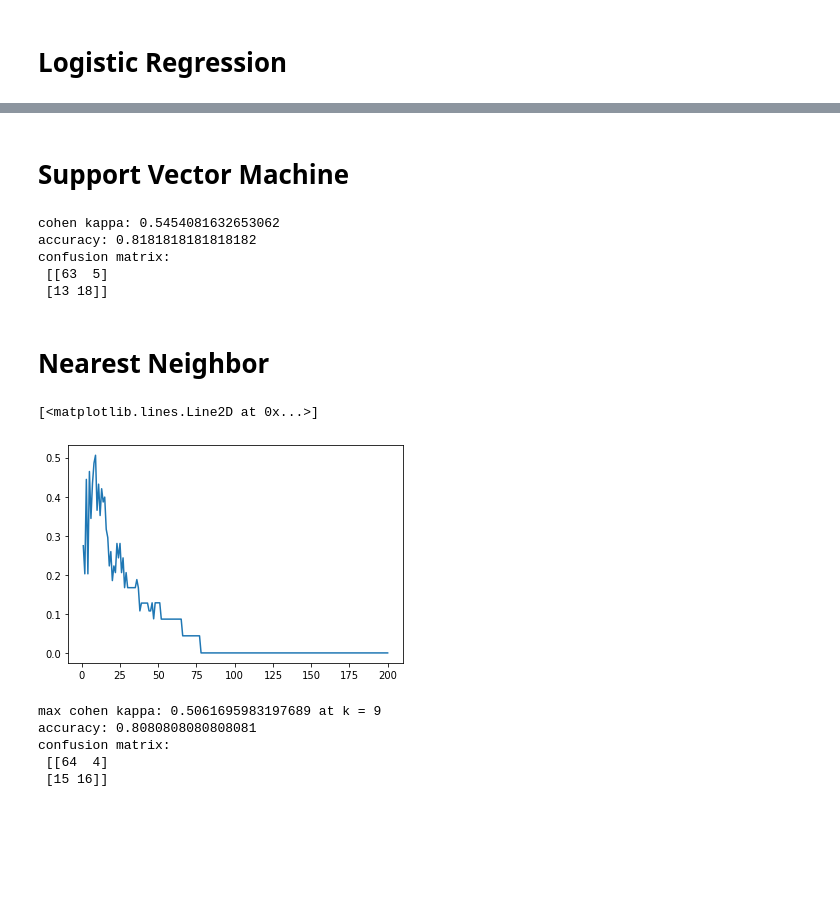
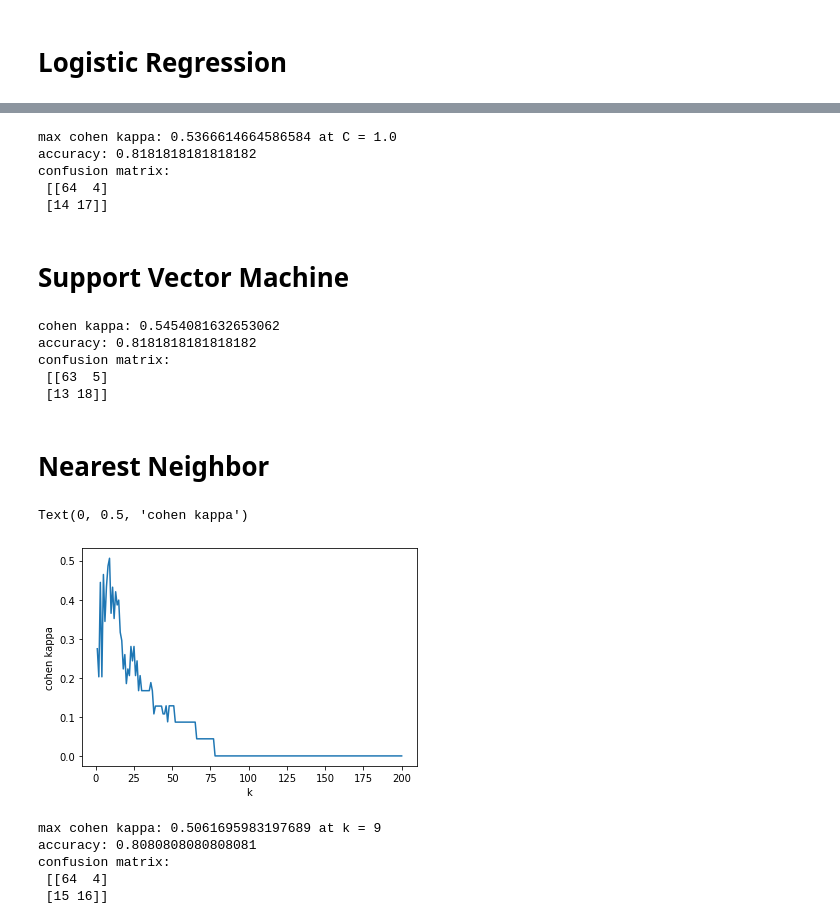
Before and after one commit to ayhliu/Heart-Failure-ML, a Jupyter notebook: Heart.ipynb, the cells around one changed output, grey strips where cells are left out. Drawn from its saved outputs; the diff is of its cells as text; code cells hidden in the pictures; blank space fills up the shorter version.

Commit message:
Logistic Regression change

```diff
--- a/Heart.ipynb
+++ b/Heart.ipynb
@@ -90,5 +83,28 @@ def classifier_eval(model):
 # Logistic Regression
 # %%
 from sklearn.linear_model import LogisticRegression
-classifier_eval(LogisticRegression())
+from sklearn.metrics import accuracy_score
+from sklearn.metrics import cohen_kappa_score
+from sklearn.metrics import confusion_matrix
+
+# Logistic Regression
+max_kappa = -1
+max_kappa_accuracy = -1
+max_kappa_cm = []
+# C inverse of regularization strength lambda
+max_kappa_C = -1
+kappas = []
+for C in np.arange(0.01,2,0.01):
+    regression = LogisticRegression(C=C).fit(X_train_scaled, y_train)
+    prediction = regression.predict(X_test_scaled)
+    kappa = cohen_kappa_score(y_test, prediction)
+    kappas.append(kappa)
+    if kappa > max_kappa:
+        max_kappa = kappa
+        max_kappa_accuracy = accuracy_score(y_test, prediction)
+        max_kappa_cm = confusion_matrix(y_test, prediction)
+        max_kappa_C = C
+plt.plot(np.arange(0.01,2,0.01), kappas)
+plt.xlabel("C")
+plt.ylabel("cohen kappa")
 # %% [output]
@@ -100,37 +113,58 @@ confusion matrix:
+# %%
+print("max cohen kappa:", max_kappa, "at C =", max_kappa_C)
+print("accuracy:", max_kappa_accuracy)
+print("confusion matrix:\n", max_kappa_cm)
+# %% [output]
+max cohen kappa: 0.5366614664586584 at C = 1.0
+accuracy: 0.8181818181818182
+confusion matrix:
+ [[64  4]
+ [14 17]]
 # %% [markdown]
 # Support Vector Machine
-# %%
-from sklearn.svm import SVC
-classifier_eval(SVC())
-# %% [output]
-cohen kappa: 0.5454081632653062
-accuracy: 0.8181818181818182
-confusion matrix:
- [[63  5]
- [13 18]]
+# %%
+# generic classifier evaluation
+def classifier_eval(model):
+    regression = model.fit(X_train_scaled, y_train)
+    prediction = regression.predict(X_test_scaled)
+    print("cohen kappa:", cohen_kappa_score(y_test, prediction))
+    print("accuracy:", accuracy_score(y_test, prediction))
+    print("confusion matrix:\n", confusion_matrix(y_test, prediction))
+
+from sklearn.svm import SVC
+classifier_eval(SVC())
+# %% [output]
+cohen kappa: 0.5454081632653062
+accuracy: 0.8181818181818182
+confusion matrix:
+ [[63  5]
+ [13 18]]
 # %% [markdown]
 # Nearest Neighbor
 # %%
 from sklearn.neighbors import KNeighborsClassifier
 
 # Nearest Neighbor
 max_kappa = -1
 max_kappa_accuracy = -1
 max_kappa_cm = []
-max_appa_k = -1
+# k number of neighbors
+max_kappa_k = -1
 kappas = []
 for k in range(1, len(X_train) + 1):
     regression = KNeighborsClassifier(n_neighbors=k).fit(X_train_scaled, y_train)
     prediction = regression.predict(X_test_scaled)
     kappa = cohen_kappa_score(y_test, prediction)
     kappas.append(kappa)
     if kappa > max_kappa:
         max_kappa = kappa
         max_kappa_accuracy = accuracy_score(y_test, prediction)
         max_kappa_cm = confusion_matrix(y_test, prediction)
-        max_appa_k = k
+        max_kappa_k = k
 plt.plot(range(1, len(X_train_scaled) + 1), kappas)
+plt.xlabel("k")
+plt.ylabel("cohen kappa")
 # %% [output]
-[<matplotlib.lines.Line2D at 0x...>]
+Text(0, 0.5, 'cohen kappa')
-[figure, old version]
+[figure, new version]
 # %%
```
Also changed, not shown: parts of 6 cells of this notebook.
